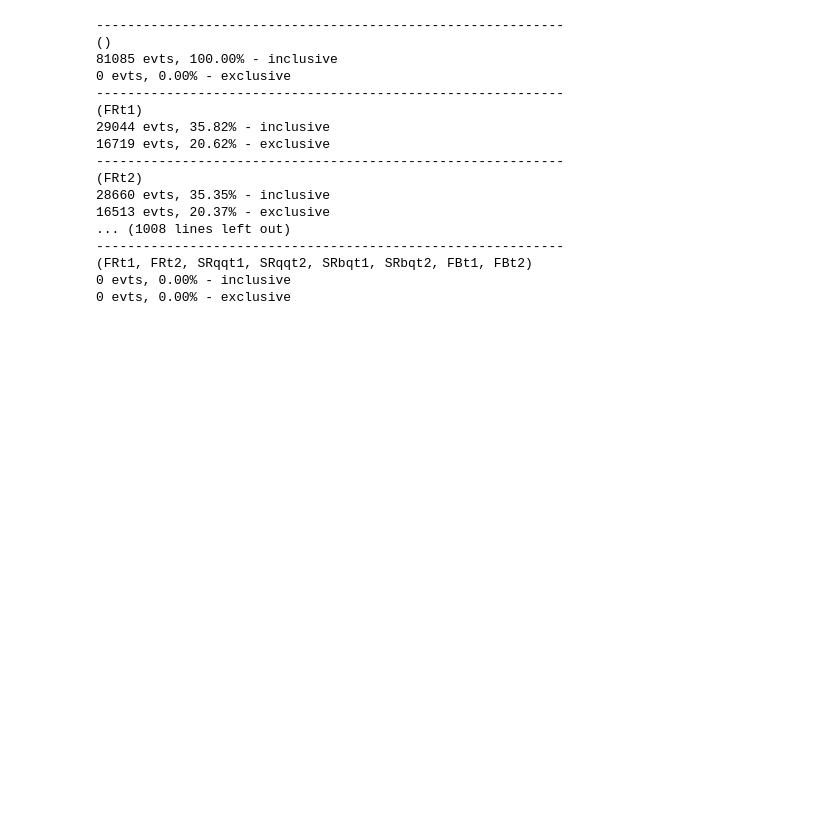
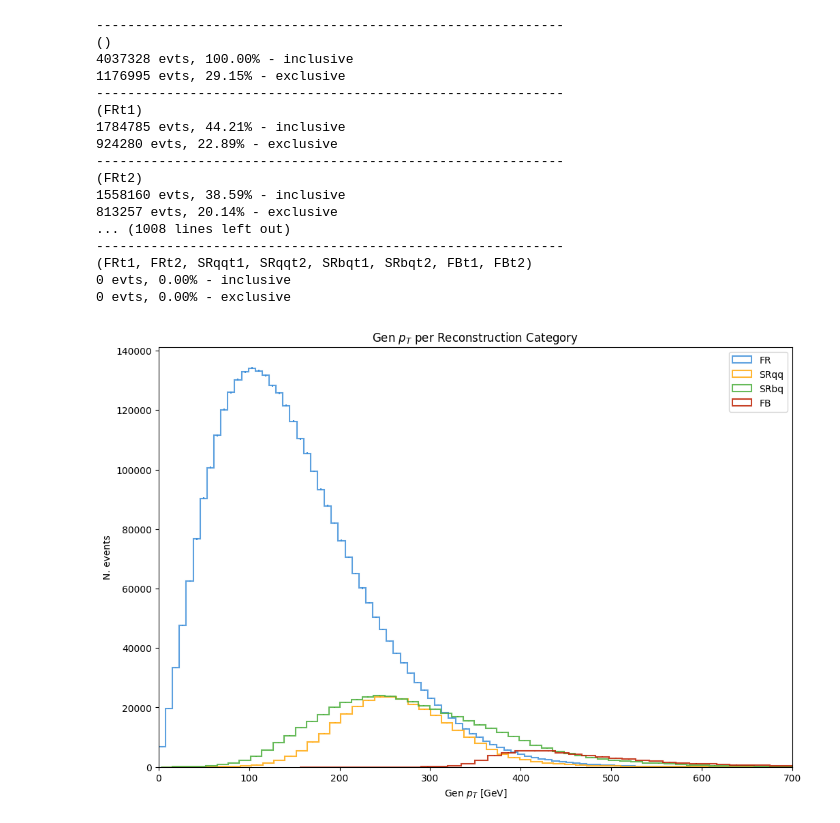
Before and after one commit to tcoulvert/SPAtop, a Jupyter notebook: src/analysis/validate_targets.ipynb, the cells around one changed output. Cells and saved outputs as stored; diff of their text form; code cells hidden in the pictures; blank space fills up the shorter version.

```diff
--- a/src/analysis/validate_targets.ipynb
+++ b/src/analysis/validate_targets.ipynb
@@ -6,7 +6,7 @@ import awkward as ak
 import numpy as np
 ###########################################
 
-file = h5py.File("/storage/af/user/tsievert/topNet/fjTag_testing.h5")
+file = h5py.File("/storage/af/user/tsievert/topNet/v12p1_h5s/test/ttbar_hadronic_v12p1_4mtest.h5")
 
 classes = ['FRt1', 'FRt2', 'SRqqt1', 'SRqqt2', 'SRbqt1', 'SRbqt2', 'FBt1', 'FBt2']
 idxs = list(range(len(classes)))
@@ -25,25 +25,54 @@ for combo in combos:
     for nidx in list(set(idxs)-set(combo)): combo_mask = np.logical_and(combo_mask, ~masks[:, nidx])
     exclusive_combo_evts = np.sum(combo_mask)
     print(f"{exclusive_combo_evts} evts, {exclusive_combo_evts / nevts * 100:.2f}% - exclusive")
+
+classpt_map = {class_: file[f'TARGETS/{class_}/pt'][:][file[f'TARGETS/{class_}/MASK'][:]] for class_ in classes}
+recopt_map = {
+    'FR': np.concatenate([classpt_map['FRt1'], classpt_map['FRt2']]),
+    'SRqq': np.concatenate([classpt_map['SRqqt1'], classpt_map['SRqqt2']]),
+    'SRbq': np.concatenate([classpt_map['SRbqt1'], classpt_map['SRbqt2']]),
+    'FB': np.concatenate([classpt_map['FBt1'], classpt_map['FBt2']]),
+}
+
 file.close()
 # %% [output]
 ------------------------------------------------------------
 ()
-81085 evts, 100.00% - inclusive
-0 evts, 0.00% - exclusive
+4037328 evts, 100.00% - inclusive
+1176995 evts, 29.15% - exclusive
 ------------------------------------------------------------
 (FRt1)
-29044 evts, 35.82% - inclusive
-16719 evts, 20.62% - exclusive
+1784785 evts, 44.21% - inclusive
+924280 evts, 22.89% - exclusive
 ------------------------------------------------------------
 (FRt2)
-28660 evts, 35.35% - inclusive
-16513 evts, 20.37% - exclusive
+1558160 evts, 38.59% - inclusive
+813257 evts, 20.14% - exclusive
 ... (1008 lines left out)
 ------------------------------------------------------------
 (FRt1, FRt2, SRqqt1, SRqqt2, SRbqt1, SRbqt2, FBt1, FBt2)
 0 evts, 0.00% - inclusive
 0 evts, 0.00% - exclusive
+# %%
+import matplotlib.pyplot as plt
+
+colors = ['#3f90da', '#ffa90e', "#4bae3c", '#bd1f01']
+
+plt.figure(figsize=(12, 8))
+for i, (reco, pt) in enumerate(recopt_map.items()):
+    # if reco == 'SRbq': continue
+    heights, bins, _ = plt.hist(pt, bins=100, histtype='step', alpha=0.85, linewidth=1.5, label=reco, color=colors[i])
+    bin_centers = bins[:-1] + ((bins[1] - bins[0]) / 2)
+    plt.errorbar(bin_centers, heights, yerr=np.sqrt(heights), fmt='none', color=colors[i], linewidth=1.5)
+plt.title(r'Gen $p_T$ per Reconstruction Category')
+plt.xlabel(r'Gen $p_T$ [GeV]')
+plt.ylabel('N. events')
+plt.xlim((0, 700))
+# plt.yscale('log')
+plt.legend()
+plt.show()
+# %% [output]
+[figure, added]
 # %%
 #Cell that you requested :)
 import logging
```
Also changed, not shown: 2 other files.
